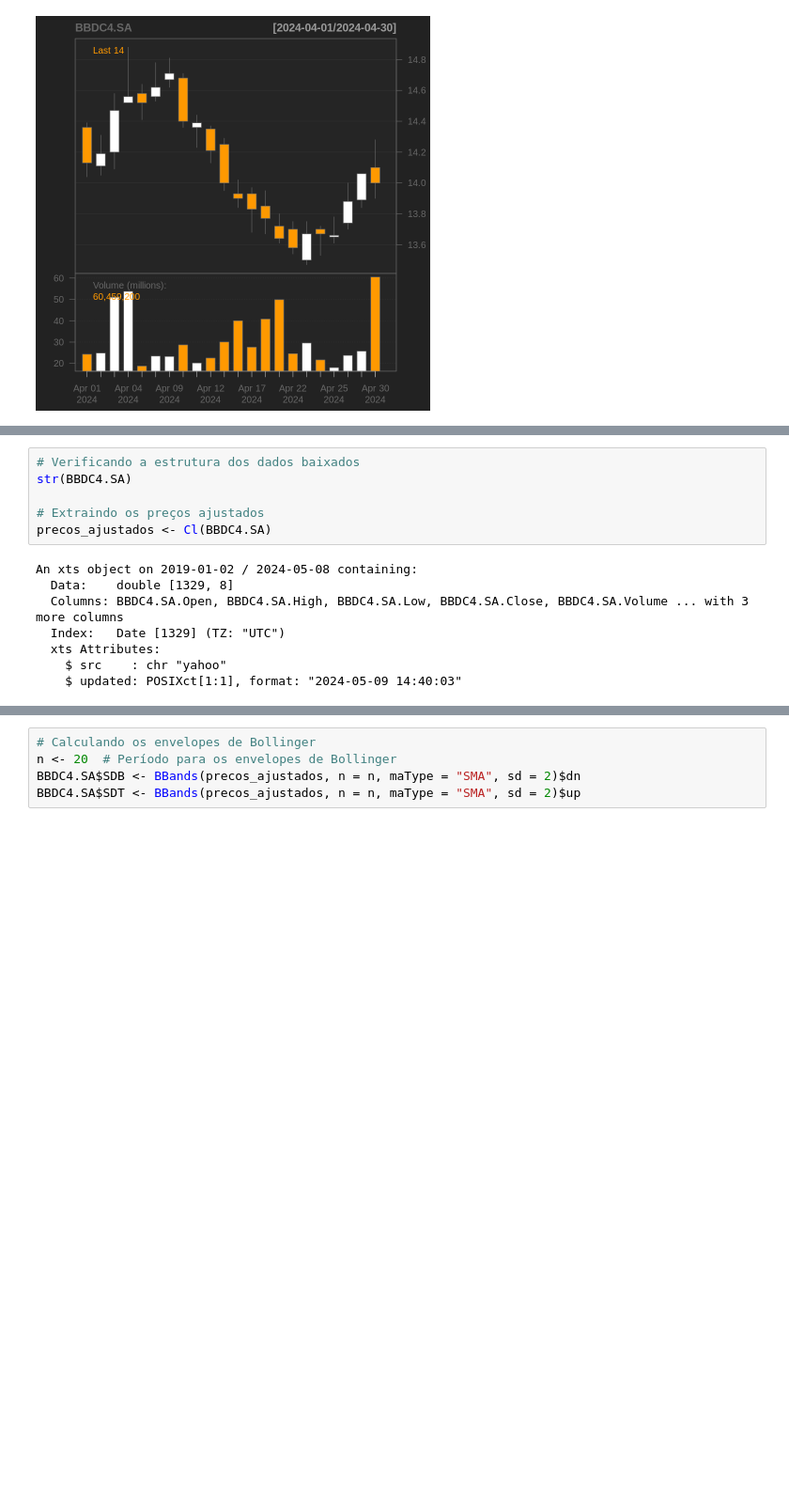
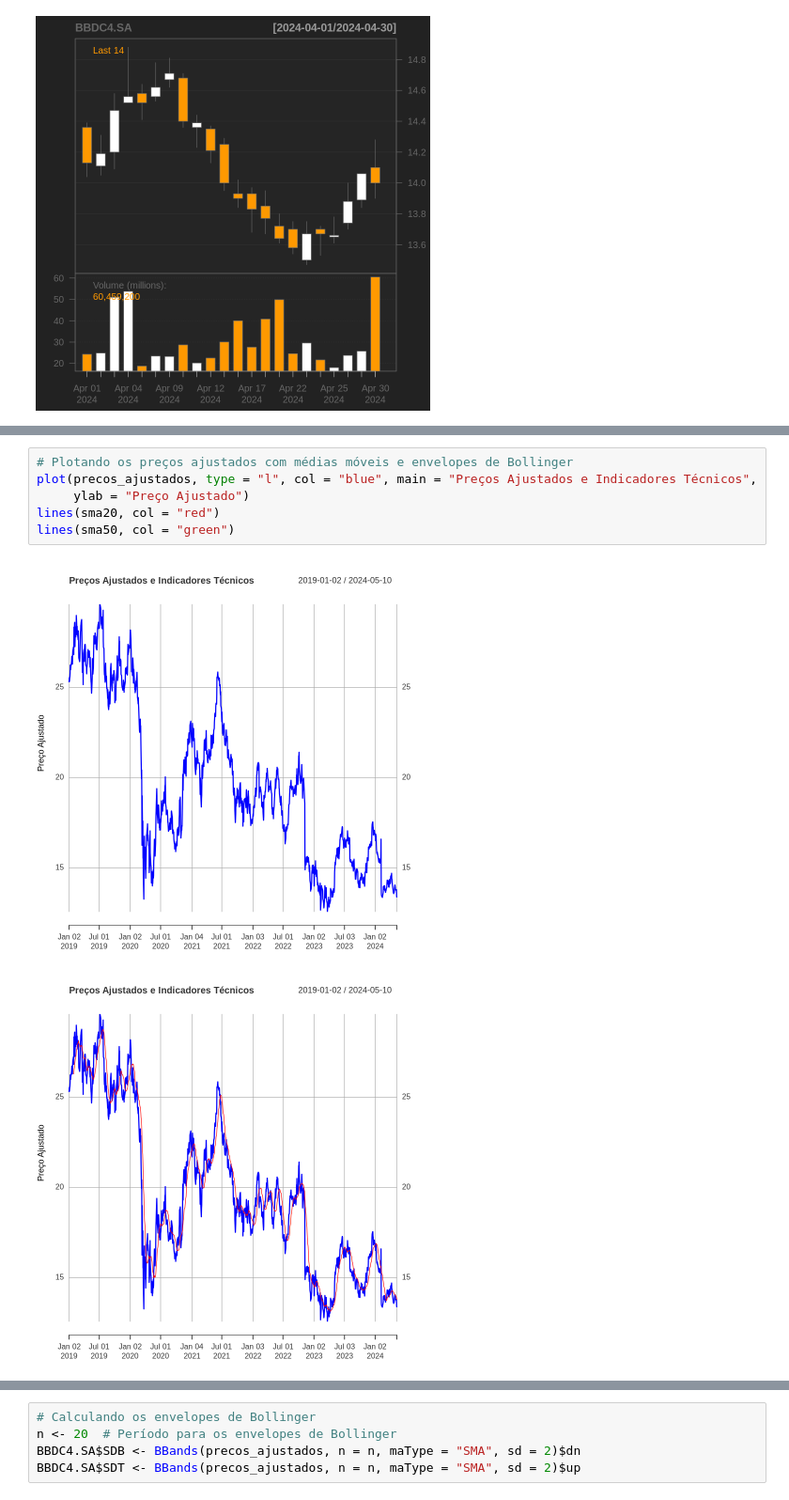
Before and after one commit to scs999/scs999.github.io, a Jupyter notebook: Pos_unicarioca/Trabalho_PosUnicarioca_R.ipynb, the cells around one changed output, grey strips where cells are left out. Shown at 94% size. Saved outputs shown, nothing was run; the diff lists cells and outputs as text; blank space fills up the shorter version.

```diff
--- a/Pos_unicarioca/Trabalho_PosUnicarioca_R.ipynb
+++ b/Pos_unicarioca/Trabalho_PosUnicarioca_R.ipynb
@@ -100,14 +130,9 @@ chartSeries(BBDC4.SA,
-# %%
-# Verificando a estrutura dos dados baixados
-str(BBDC4.SA)
-
-# Extraindo os preços ajustados
-precos_ajustados <- Cl(BBDC4.SA)
-# %% [output]
-An xts object on 2019-01-02 / 2024-05-08 containing:
-  Data:    double [1329, 8]
-  Columns: BBDC4.SA.Open, BBDC4.SA.High, BBDC4.SA.Low, BBDC4.SA.Close, BBDC4.SA.Volume ... with 3 more columns
-  Index:   Date [1329] (TZ: "UTC")
-  xts Attributes:
-    $ src    : chr "yahoo"
-    $ updated: POSIXct[1:1], format: "2024-05-09 14:40:03"
+# %%
+# Plotando os preços ajustados com médias móveis e envelopes de Bollinger
+plot(precos_ajustados, type = "l", col = "blue", main = "Preços Ajustados e Indicadores Técnicos",
+     ylab = "Preço Ajustado")
+lines(sma20, col = "red")
+lines(sma50, col = "green")
+# %% [output]
+[figure, added]
+[figure, added]
```
Also changed, not shown: parts of 45 cells of this notebook.
